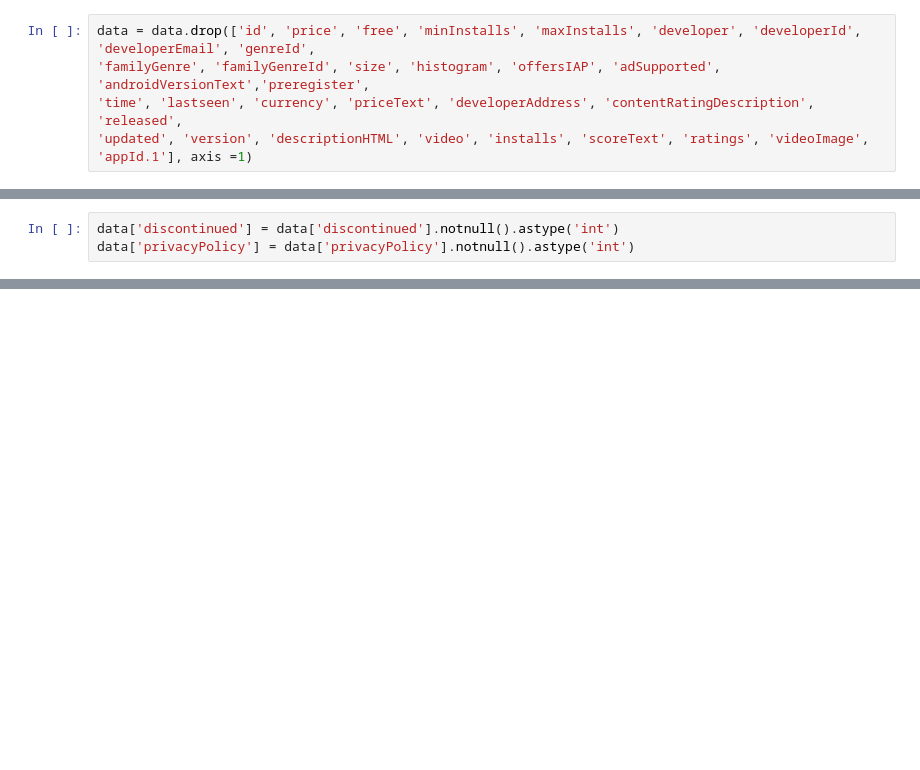
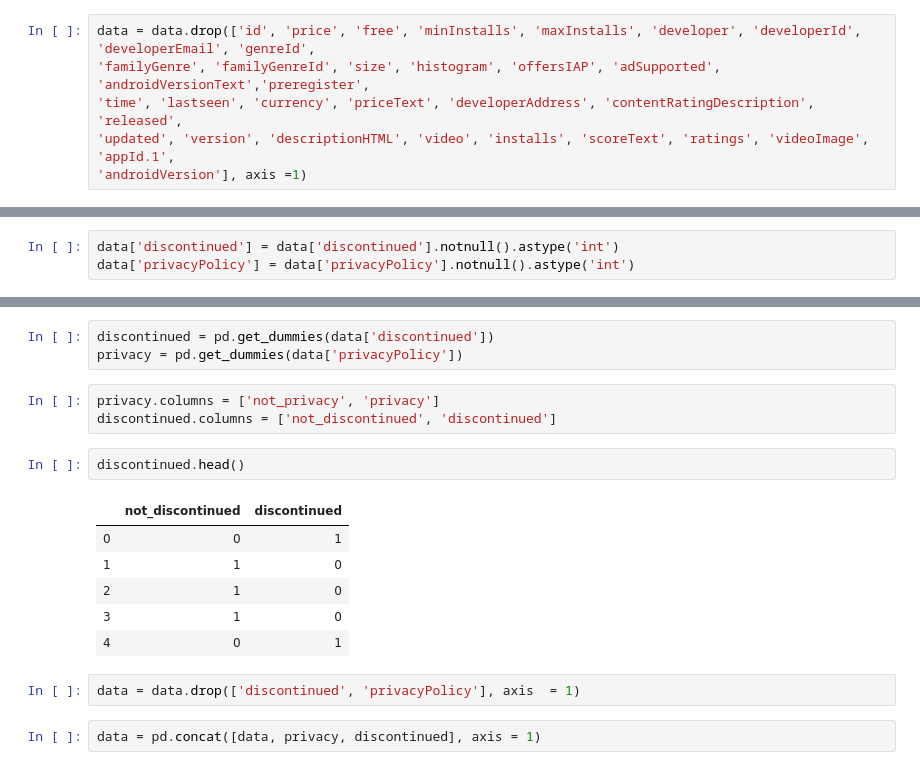
Before and after one commit to dni138/ML_IPV, a Jupyter notebook: Model_Experimentation_Apps.ipynb, the cells around one changed output, grey strips where cells are left out. Cells and saved outputs as stored; diff of their text form; blank space fills up the shorter version.

```diff
--- a/Model_Experimentation_Apps.ipynb
+++ b/Model_Experimentation_Apps.ipynb
@@ -26,7 +35,8 @@ data = data.head(1091)
 data = data.drop(['id', 'price', 'free', 'minInstalls', 'maxInstalls', 'developer', 'developerId', 'developerEmail', 'genreId',
 'familyGenre', 'familyGenreId', 'size', 'histogram', 'offersIAP', 'adSupported', 'androidVersionText','preregister',
 'time', 'lastseen', 'currency', 'priceText', 'developerAddress', 'contentRatingDescription', 'released',
-'updated', 'version', 'descriptionHTML', 'video', 'installs', 'scoreText', 'ratings', 'videoImage', 'appId.1'], axis =1)
+'updated', 'version', 'descriptionHTML', 'video', 'installs', 'scoreText', 'ratings', 'videoImage', 'appId.1',
+'androidVersion'], axis =1)
 # %%
 data.head()
 # %% [output]
@@ -42,0 +61,19 @@ data['privacyPolicy'] = data['privacyPolicy'].notnull().astype('int')
+# %%
+discontinued = pd.get_dummies(data['discontinued'])
+privacy = pd.get_dummies(data['privacyPolicy'])
+# %%
+privacy.columns = ['not_privacy', 'privacy']
+discontinued.columns = ['not_discontinued', 'discontinued']
+# %%
+discontinued.head()
+# %% [output]
+|  | not_discontinued | discontinued |
+| 0 | 0 | 1 |
+| 1 | 1 | 0 |
+| 2 | 1 | 0 |
+| 3 | 1 | 0 |
+| 4 | 0 | 1 |
+# %%
+data = data.drop(['discontinued', 'privacyPolicy'], axis  = 1)
+# %%
+data = pd.concat([data, privacy, discontinued], axis = 1)
```
Also changed, not shown: parts of 42 cells of this notebook.
